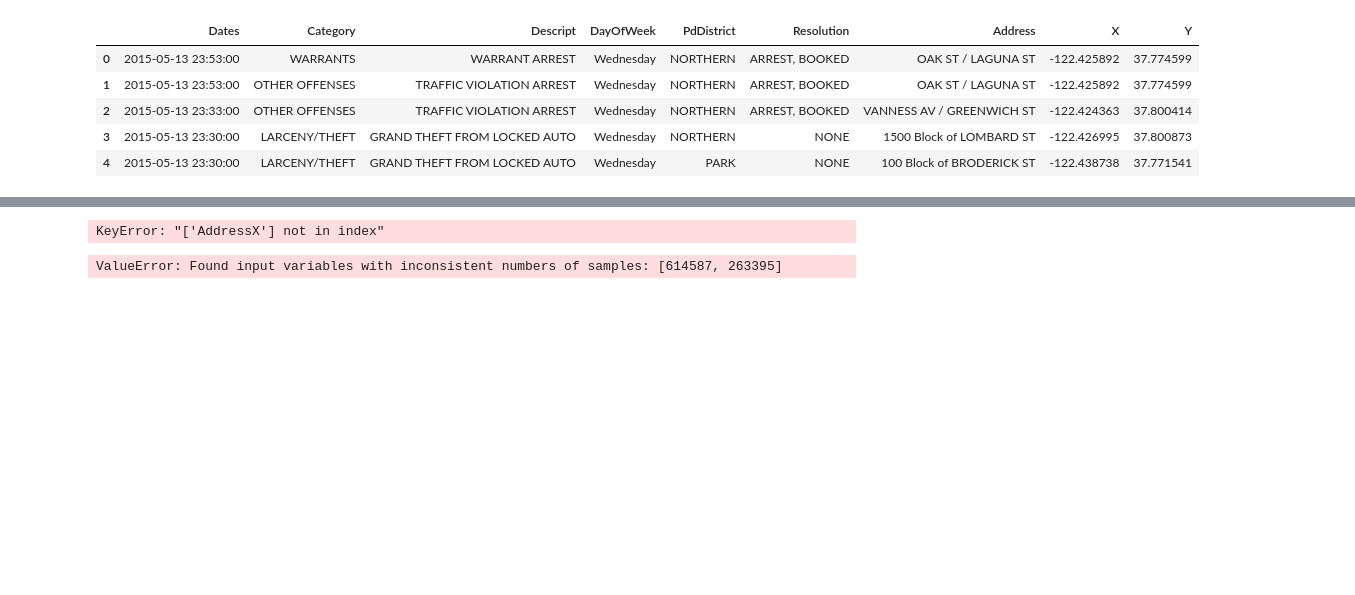
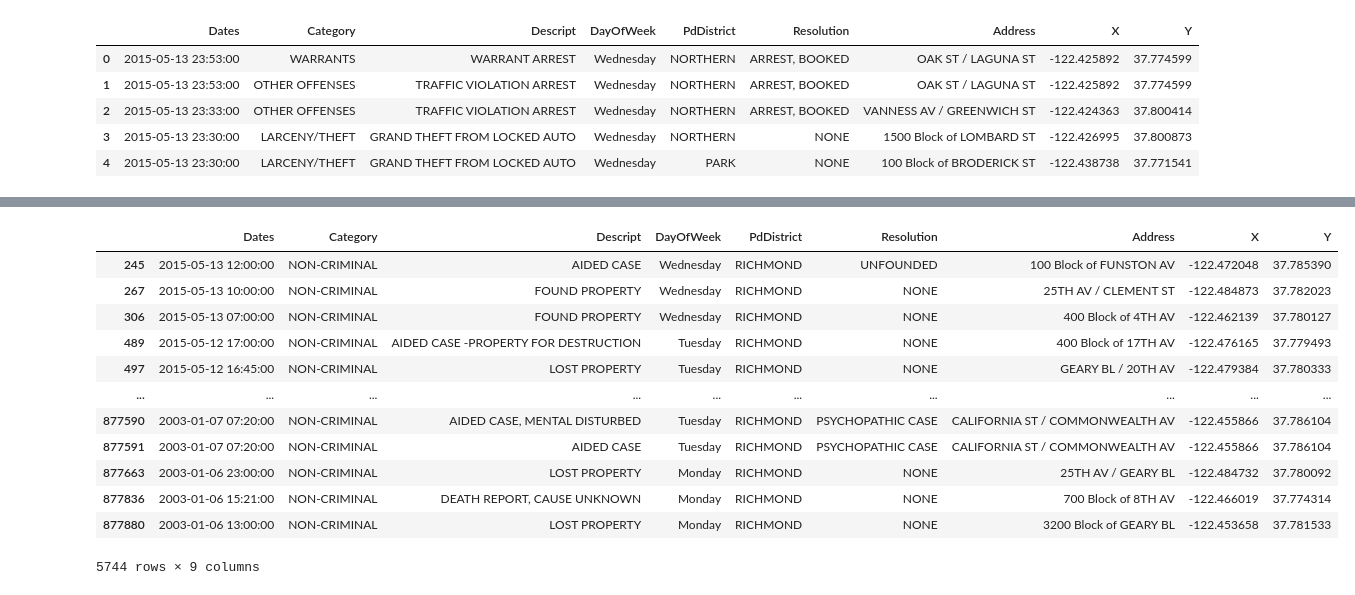
Before and after one commit to Yukari1219/kaggle, a Jupyter notebook: Crime Classification/sf _crime copy 2.ipynb, the cells around one changed output, grey strips where cells are left out. Cells and saved outputs as stored; diff of their text form; code cells hidden in the pictures; blank space fills up the shorter version.

```diff
--- a/Crime Classification/sf _crime copy 2.ipynb
+++ b/Crime Classification/sf _crime copy 2.ipynb
@@ -127,9 +19,0 @@ train1.head()
-# %%
-cols = ['DayOfWeek', 'PdDistrict', 'Address' 'X', 'Y', 'Year', 'Month', 'Day', 'Hour']
-
-X = train1[cols]
-Y = train1['Category']
-
-X_test = test[cols]
-# %% [output]
-KeyError: "['AddressX'] not in index"
@@ -139,13 +20,17 @@ X_train, X_val, y_train, y_val = train_test_split(X, Y, test_size = 0.3, random_
-# %%
-from sklearn.ensemble import RandomForestClassifier
-rf = RandomForestClassifier(n_estimators=100, random_state=0, max_depth=6)
-
-rf.fit(X_train, y_train)
-
-y_pred = rf.predict(X_val)
-
-from sklearn.metrics import accuracy_score
-print ("Train Accuracy: ", accuracy_score(y_train, rf.predict(X_val)))
-print ("Test Accuracy: ", accuracy_score(y_val, y_pred))
-# %% [output]
-ValueError: Found input variables with inconsistent numbers of samples: [614587, 263395]
+# %%
+train1 = train.query("Category=='NON-CRIMINAL'&PdDistrict=='RICHMOND'")
+train1
+# %% [output]
+|  | Dates | Category | Descript | DayOfWeek | PdDistrict | Resolution | Address | X | Y |
+| 245 | 2015-05-13 12:00:00 | NON-CRIMINAL | AIDED CASE | Wednesday | RICHMOND | UNFOUNDED | 100 Block of FUNSTON AV | -122.472048 | 37.785390 |
+| 267 | 2015-05-13 10:00:00 | NON-CRIMINAL | FOUND PROPERTY | Wednesday | RICHMOND | NONE | 25TH AV / CLEMENT ST | -122.484873 | 37.782023 |
+| 306 | 2015-05-13 07:00:00 | NON-CRIMINAL | FOUND PROPERTY | Wednesday | RICHMOND | NONE | 400 Block of 4TH AV | -122.462139 | 37.780127 |
+| 489 | 2015-05-12 17:00:00 | NON-CRIMINAL | AIDED CASE -PROPERTY FOR DESTRUCTION | Tuesday | RICHMOND | NONE | 400 Block of 17TH AV | -122.476165 | 37.779493 |
+| 497 | 2015-05-12 16:45:00 | NON-CRIMINAL | LOST PROPERTY | Tuesday | RICHMOND | NONE | GEARY BL / 20TH AV | -122.479384 | 37.780333 |
+| ... | ... | ... | ... | ... | ... | ... | ... | ... | ... |
+| 877590 | 2003-01-07 07:20:00 | NON-CRIMINAL | AIDED CASE, MENTAL DISTURBED | Tuesday | RICHMOND | PSYCHOPATHIC CASE | CALIFORNIA ST / COMMONWEALTH AV | -122.455866 | 37.786104 |
+| 877591 | 2003-01-07 07:20:00 | NON-CRIMINAL | AIDED CASE | Tuesday | RICHMOND | PSYCHOPATHIC CASE | CALIFORNIA ST / COMMONWEALTH AV | -122.455866 | 37.786104 |
+| 877663 | 2003-01-06 23:00:00 | NON-CRIMINAL | LOST PROPERTY | Monday | RICHMOND | NONE | 25TH AV / GEARY BL | -122.484732 | 37.780092 |
+| 877836 | 2003-01-06 15:21:00 | NON-CRIMINAL | DEATH REPORT, CAUSE UNKNOWN | Monday | RICHMOND | NONE | 700 Block of 8TH AV | -122.466019 | 37.774314 |
+| 877880 | 2003-01-06 13:00:00 | NON-CRIMINAL | LOST PROPERTY | Monday | RICHMOND | NONE | 3200 Block of GEARY BL | -122.453658 | 37.781533 |
+5744 rows × 9 columns
```
Also changed, not shown: parts of 10 cells of this notebook, 1 other file.
